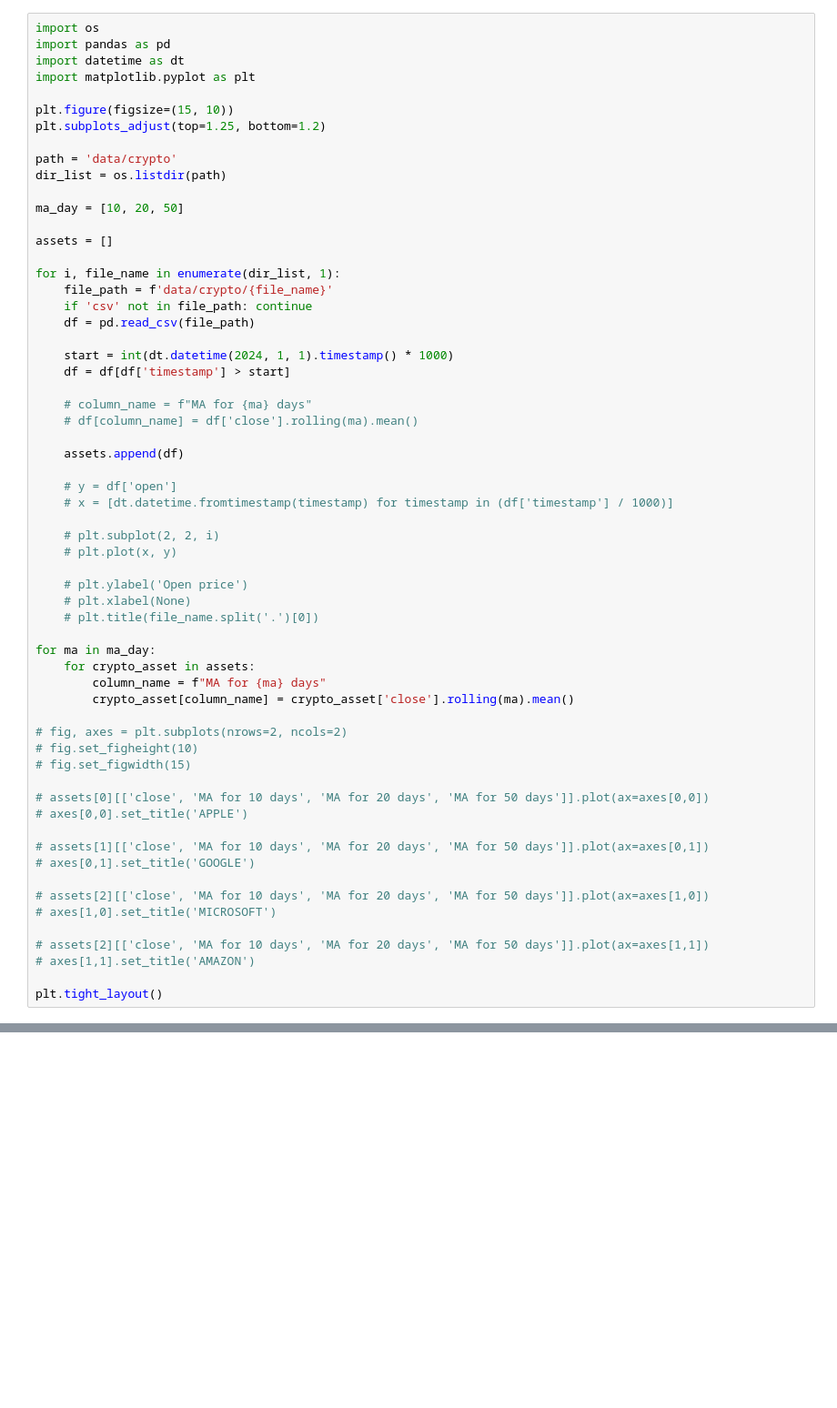
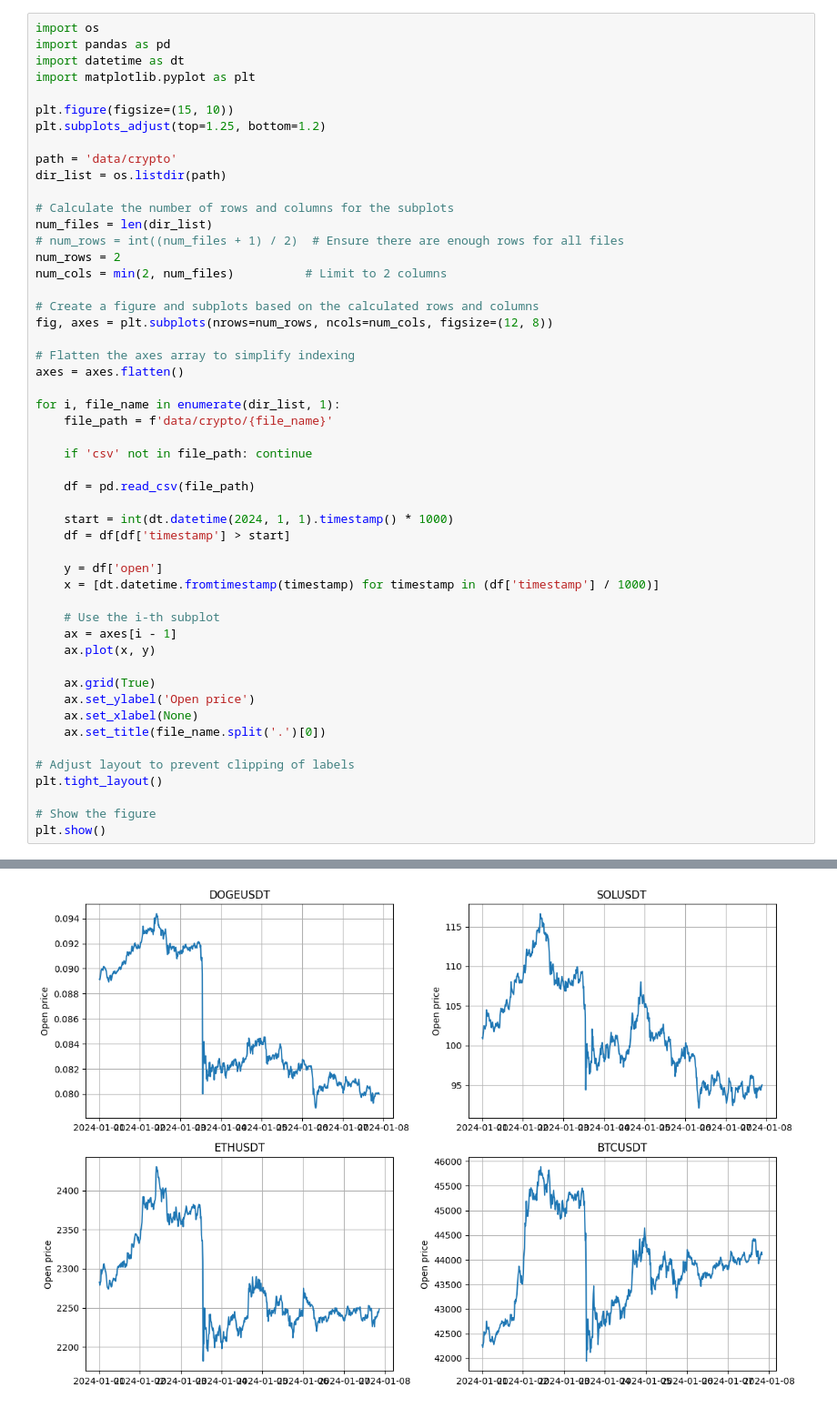
Before and after one commit to bl4drnnr/stock-market-prediction-python-ai, a Jupyter notebook: test.ipynb, the cells around one changed output, grey strips where cells are left out. Shown at 91% size. Cells and saved outputs as stored; diff of their text form; blank space fills up the shorter version.

```diff
--- a/test.ipynb
+++ b/test.ipynb
@@ -1,63 +1,54 @@
 # %%
 import os
 import pandas as pd
 import datetime as dt
 import matplotlib.pyplot as plt
 
 plt.figure(figsize=(15, 10))
 plt.subplots_adjust(top=1.25, bottom=1.2)
 
 path = 'data/crypto'
 dir_list = os.listdir(path)
 
-ma_day = [10, 20, 50]
+# Calculate the number of rows and columns for the subplots
+num_files = len(dir_list)
+# num_rows = int((num_files + 1) / 2)  # Ensure there are enough rows for all files
+num_rows = 2
+num_cols = min(2, num_files)          # Limit to 2 columns
 
-assets = []
+# Create a figure and subplots based on the calculated rows and columns
+fig, axes = plt.subplots(nrows=num_rows, ncols=num_cols, figsize=(12, 8))
+
+# Flatten the axes array to simplify indexing
+axes = axes.flatten()
 
 for i, file_name in enumerate(dir_list, 1):
     file_path = f'data/crypto/{file_name}'
+
     if 'csv' not in file_path: continue
+
     df = pd.read_csv(file_path)
 
     start = int(dt.datetime(2024, 1, 1).timestamp() * 1000)
     df = df[df['timestamp'] > start]
 
-    # column_name = f"MA for {ma} days"
-    # df[column_name] = df['close'].rolling(ma).mean()
+    y = df['open']
+    x = [dt.datetime.fromtimestamp(timestamp) for timestamp in (df['timestamp'] / 1000)]
 
-    assets.append(df)
+    # Use the i-th subplot
+    ax = axes[i - 1]
+    ax.plot(x, y)
 
-    # y = df['open']
-    # x = [dt.datetime.fromtimestamp(timestamp) for timestamp in (df['timestamp'] / 1000)]
+    ax.grid(True)
+    ax.set_ylabel('Open price')
+    ax.set_xlabel(None)
+    ax.set_title(file_name.split('.')[0])
 
-    # plt.subplot(2, 2, i)
-    # plt.plot(x, y)
+# Adjust layout to prevent clipping of labels
+plt.tight_layout()
 
-    # plt.ylabel('Open price')
-    # plt.xlabel(None)
-    # plt.title(file_name.split('.')[0])
-
-for ma in ma_day:
-    for crypto_asset in assets:
-        column_name = f"MA for {ma} days"
-        crypto_asset[column_name] = crypto_asset['close'].rolling(ma).mean()
-
-# fig, axes = plt.subplots(nrows=2, ncols=2)
-# fig.set_figheight(10)
-# fig.set_figwidth(15)
-
-# assets[0][['close', 'MA for 10 days', 'MA for 20 days', 'MA for 50 days']].plot(ax=axes[0,0])
-# axes[0,0].set_title('APPLE')
-
-# assets[1][['close', 'MA for 10 days', 'MA for 20 days', 'MA for 50 days']].plot(ax=axes[0,1])
-# axes[0,1].set_title('GOOGLE')
-
-# assets[2][['close', 'MA for 10 days', 'MA for 20 days', 'MA for 50 days']].plot(ax=axes[1,0])
-# axes[1,0].set_title('MICROSOFT')
-
-# assets[2][['close', 'MA for 10 days', 'MA for 20 days', 'MA for 50 days']].plot(ax=axes[1,1])
-# axes[1,1].set_title('AMAZON')
-
-plt.tight_layout()
+# Show the figure
+plt.show()
 # %% [output]
 <Figure size 1500x1000 with 0 Axes>
+[figure, added]
```
Also changed, not shown: 3 other files.
